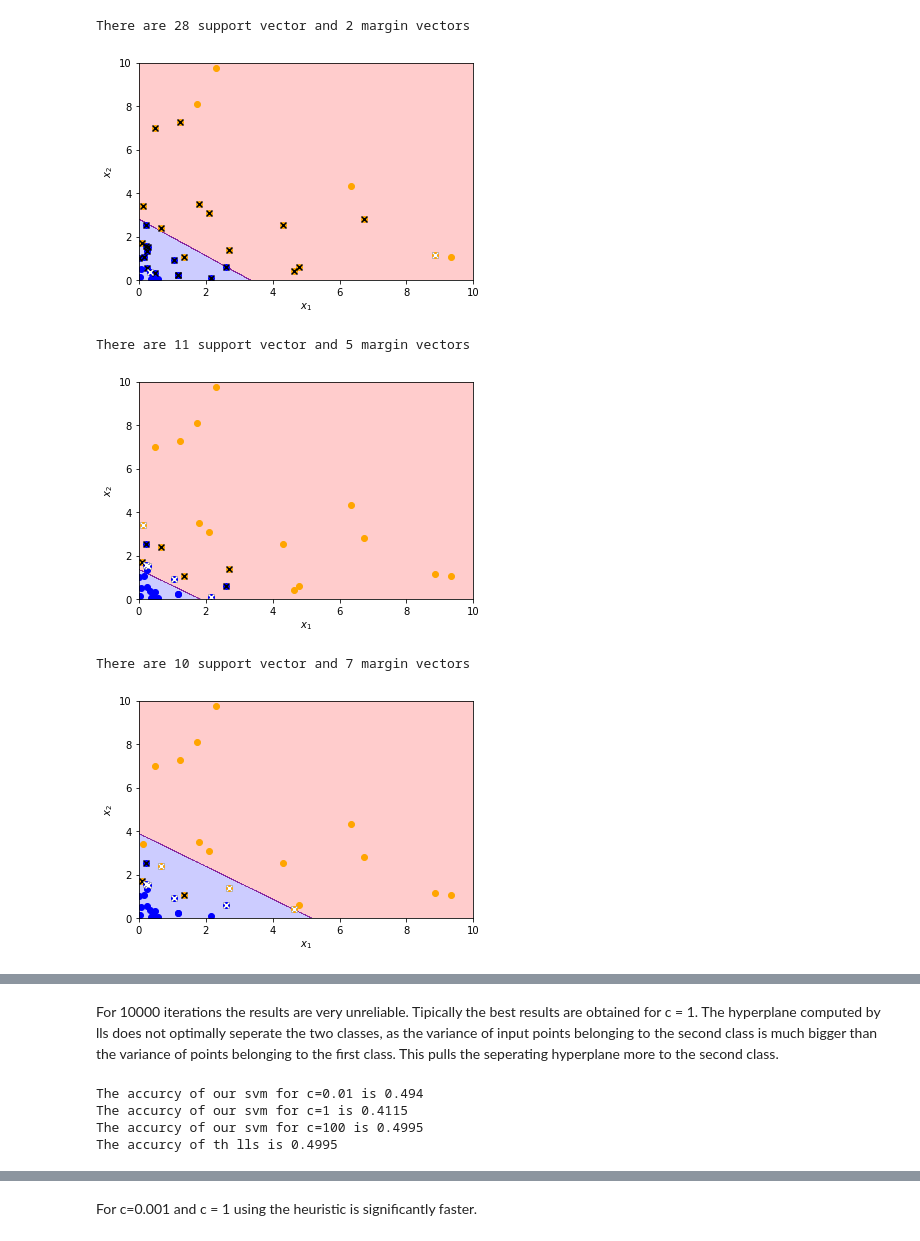
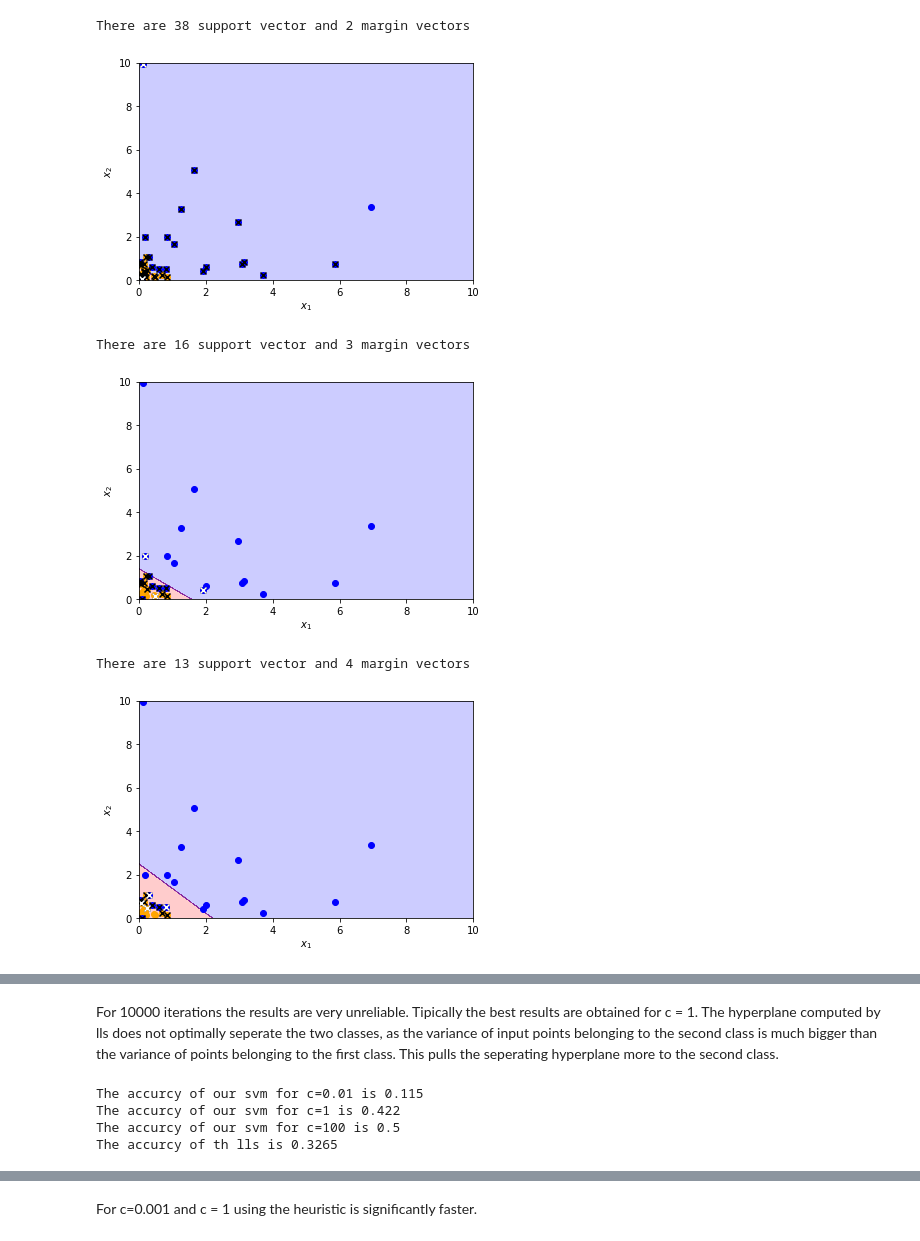
Before and after one commit to Janos95/lab_sheets, a Jupyter notebook: sheet2.ipynb, the cells around one changed output, grey strips where cells are left out. Cells and saved outputs as stored; diff of their text form; code cells hidden in the pictures.

```diff
--- a/sheet2.ipynb
+++ b/sheet2.ipynb
@@ -1,16 +0,0 @@
-# %%
-# Testcell
-from utils import PlotContourLine
-
-def f(x):
-    if X[0] > 1:
-        return 1
-    else:
-        return -1
-
-import random
-
-
-idx1, idx2 = random.sample(range(10), 2)
-print(idx1)
-print(idx2)
@@ -63,6 +44,7 @@ def lls(x,y):
     return (lambda t: np.dot(np.hstack((np.ones((t.shape[0],1)), t)), alpha))
 # %%
 import numpy as np
+
 
 #this class wraps our classifier function f and it
 #provides a a member method to perform the OneStep function
@@ -103,11 +85,14 @@ class Classifier:
             self.beta[i] = H
 
         self.beta[j] = gamma-s*self.beta[i]
-        self.fx = self.fx + ((self.beta[i]-beta_i_old)*self.y[i]*self.kernel(self.x, self.x[i].T)).reshape(-1) \
-            + ((self.beta[j]-beta_j_old)*self.y[j]*self.kernel(self.x, self.x[j].T)).reshape(-1) \
+        self.fx += ((self.beta[i]-beta_i_old)*self.y[i]*self.kernel(self.x, self.x[i].T)).reshape(-1)\
+            + ((self.beta[j]-beta_j_old)*self.y[j]*self.kernel(self.x, self.x[j].T)).reshape(-1)\
             + self.b - self.b_old
         self.b_old = self.b
         self.b = self.b - 0.5*(self.fx[i]-self.y[i]+self.fx[j]-self.y[j])
+
+    def update_bias_to_median(self):
+        self.b = self.b - np.median((self.fx - self.y)[self.beta > 0])
 
     def predict(self, t):
         return np.dot((self.beta*self.y).T, self.kernel(self.x,t.T)) + self.b
@@ -117,7 +102,7 @@ class Classifier:
 # %%
 import matplotlib.pyplot as plt
 
-x = np.append(np.random.exponential(4, (20,2)),np.random.exponential(0.5, (20,2)),0)
+x = np.append(np.random.exponential(0.25, (20,2)),np.random.exponential(2, (20,2)),0)
 y = np.append(-np.ones(20),np.ones(20))
 plt.scatter(x[:20,0],x[:20,1],c='orange')
 plt.scatter(x[20:,0],x[20:,1],c='blue')
@@ -128,36 +113,36 @@ plt.show()
 # %%
 import random # random.sample is much faster than np.random.choice for k << n
 
 def SMO(clf):
     for i in range(10000):
         idx1, idx2 = random.sample(range(y.size), 2)
         clf.OneStep(idx1, idx2)
-    clf.b = clf.b - np.mean(np.extract(clf.beta > 0, clf.fx - clf.y))
+    clf.update_bias_to_median()
 
 clfs = []
 for c in [0.01, 1, 100]:
     clf = Classifier(x, y, c)
     SMO(clf)
-    sv = x[np.argwhere(clf.beta > 0).reshape(-1)]
-    mv = x[np.argwhere( np.logical_and(c > clf.beta, clf.beta > 0)).reshape(-1)]
+    sv = x[clf.beta > 0]
+    mv = x[(c > clf.beta) & (clf.beta > 0)]
     print("There are {} support vector and {} margin vectors".format(sv.shape[0],mv.shape[0]))
     PlotContourLine(clf.predict)
     plt.scatter(x[:20,0],x[:20,1], c='orange')
     plt.scatter(x[20:,0],x[20:,1],c='blue')
     plt.scatter(sv[:,0],sv[:,1], c='black', marker='x')
     plt.scatter(mv[:,0],mv[:,1], c='white', marker='x')
     plt.show()
     clfs.append(clf)
 
 lls_predict = lls(x,y)
 PlotContourLine(lls_predict)
 plt.scatter(x[:20,0],x[:20,1], c='orange')
 plt.scatter(x[20:,0],x[20:,1],c='blue')
 plt.show()
 # %% [output]
-There are 28 support vector and 2 margin vectors
+There are 38 support vector and 2 margin vectors
-[figure, old version]
+[figure, new version]
-There are 11 support vector and 5 margin vectors
+There are 16 support vector and 3 margin vectors
-[figure, old version]
+[figure, new version]
-There are 10 support vector and 7 margin vectors
+There are 13 support vector and 4 margin vectors
-[figure, old version]
+[figure, new version]
@@ -165,7 +150,7 @@ There are 10 support vector and 7 margin vectors
 # %% [markdown]
 For 10000 iterations the results are very unreliable. Tipically the best results are obtained for c = 1. The hyperplane computed by lls does not optimally seperate the two classes, as the variance of input points belonging to the second class is much bigger than the variance of points belonging to the first class. This pulls the seperating hyperplane more to the second class.
 # %%
-x_test = np.append(np.random.exponential(4, (1000,2)),np.random.exponential(0.5, (1000,2)),0)
+x_test = np.append(np.random.exponential(0.25, (1000,2)),np.random.exponential(2, (1000,2)),0)
 y_test = np.append(-np.ones(1000),np.ones(1000))
 
 for clf, c in zip(clfs, [0.01, 1, 100]):
@@ -174,10 +159,10 @@ for clf, c in zip(clfs, [0.01, 1, 100]):
 m = compute_confusion_matrix(lls_predict, x_test, y_test, 2)
 print("The accurcy of th lls is {}".format(np.trace(m)/2000))
 # %% [output]
-The accurcy of our svm for c=0.01 is 0.494
-The accurcy of our svm for c=1 is 0.4115
-The accurcy of our svm for c=100 is 0.4995
-The accurcy of th lls is 0.4995
+The accurcy of our svm for c=0.01 is 0.115
+The accurcy of our svm for c=1 is 0.422
+The accurcy of our svm for c=100 is 0.5
+The accurcy of th lls is 0.3265
 # %%
 def SMO_KKT(clf):
     for it in range(10000):
```
Also changed, not shown: parts of 8 cells of this notebook, 13 other files.
